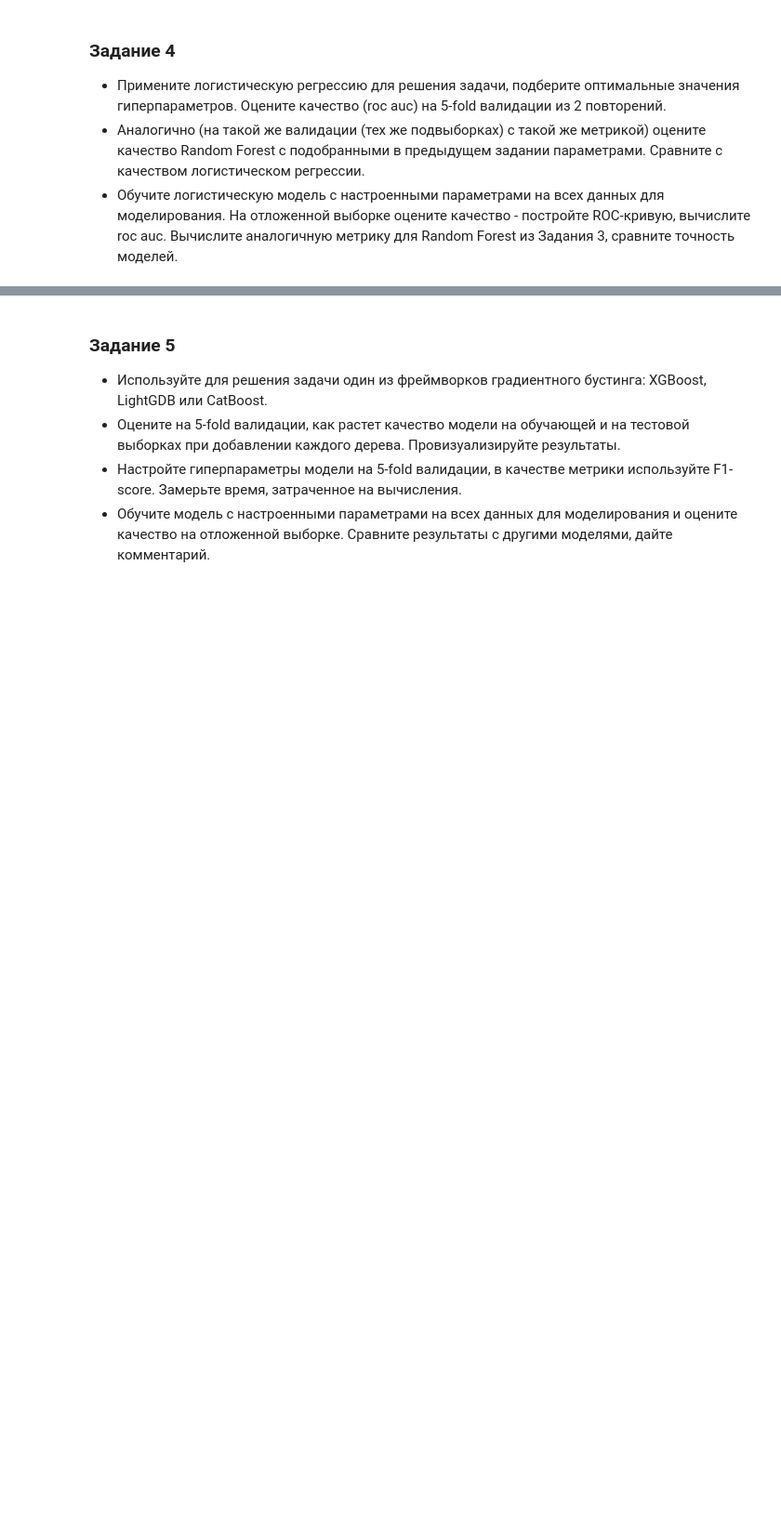
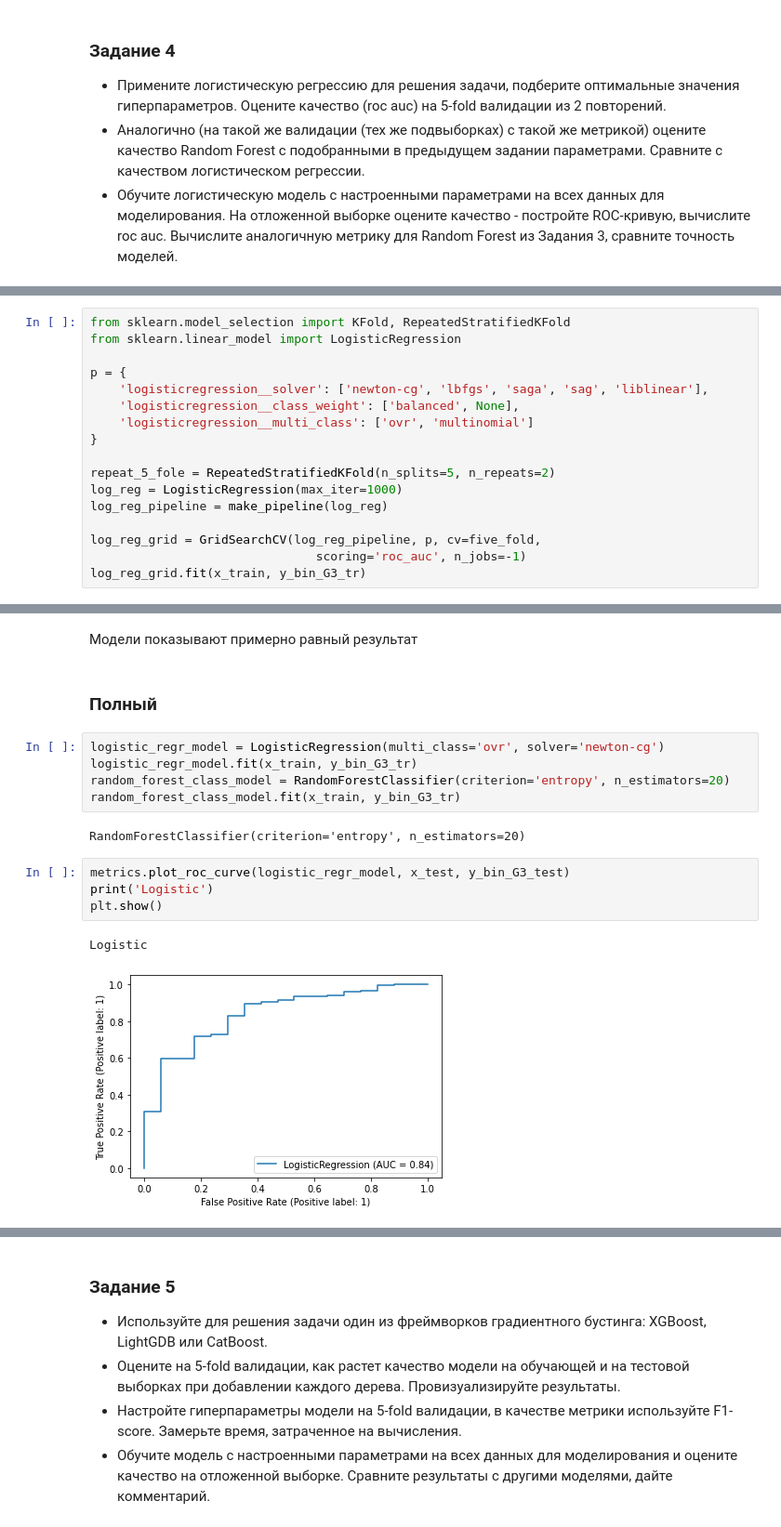
Before and after one commit to ImOsMa/IAD, a Jupyter notebook: Lab4_Supervised/Lab_3.Supervised_Learning.ipynb, the cells around one changed output, grey strips where cells are left out. Shown at 93% size. Cells and saved outputs as stored; diff of their text form; blank space fills up the shorter version.

```diff
--- a/Lab4_Supervised/Lab_3.Supervised_Learning.ipynb
+++ b/Lab4_Supervised/Lab_3.Supervised_Learning.ipynb
@@ -392,0 +1095,17 @@ grid = GridSearchCV()
+# %%
+from sklearn.model_selection import KFold, RepeatedStratifiedKFold
+from sklearn.linear_model import LogisticRegression
+
+p = {
+    'logisticregression__solver': ['newton-cg', 'lbfgs', 'saga', 'sag', 'liblinear'],
+    'logisticregression__class_weight': ['balanced', None],
+    'logisticregression__multi_class': ['ovr', 'multinomial']
+}
+
+repeat_5_fole = RepeatedStratifiedKFold(n_splits=5, n_repeats=2)
+log_reg = LogisticRegression(max_iter=1000)
+log_reg_pipeline = make_pipeline(log_reg)
+
+log_reg_grid = GridSearchCV(log_reg_pipeline, p, cv=five_fold,
+                               scoring='roc_auc', n_jobs=-1)
+log_reg_grid.fit(x_train, y_bin_G3_tr)
@@ -392,0 +1162,18 @@ grid = GridSearchCV()
+# %% [markdown]
+Модели показывают примерно равный результат
+# %% [markdown]
+### Полный
+# %%
+logistic_regr_model = LogisticRegression(multi_class='ovr', solver='newton-cg')
+logistic_regr_model.fit(x_train, y_bin_G3_tr)
+random_forest_class_model = RandomForestClassifier(criterion='entropy', n_estimators=20)
+random_forest_class_model.fit(x_train, y_bin_G3_tr)
+# %% [output]
+RandomForestClassifier(criterion='entropy', n_estimators=20)
+# %%
+metrics.plot_roc_curve(logistic_regr_model, x_test, y_bin_G3_test)
+print('Logistic')
+plt.show()
+# %% [output]
+Logistic
+[figure, added]
```
Also changed, not shown: parts of 121 cells of this notebook, 1 other file.
